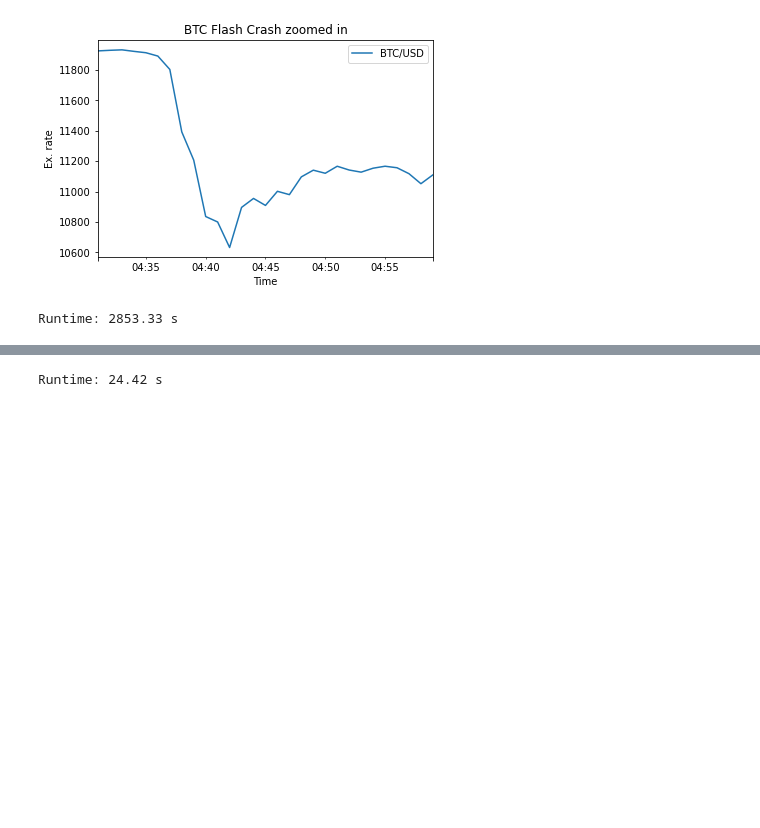
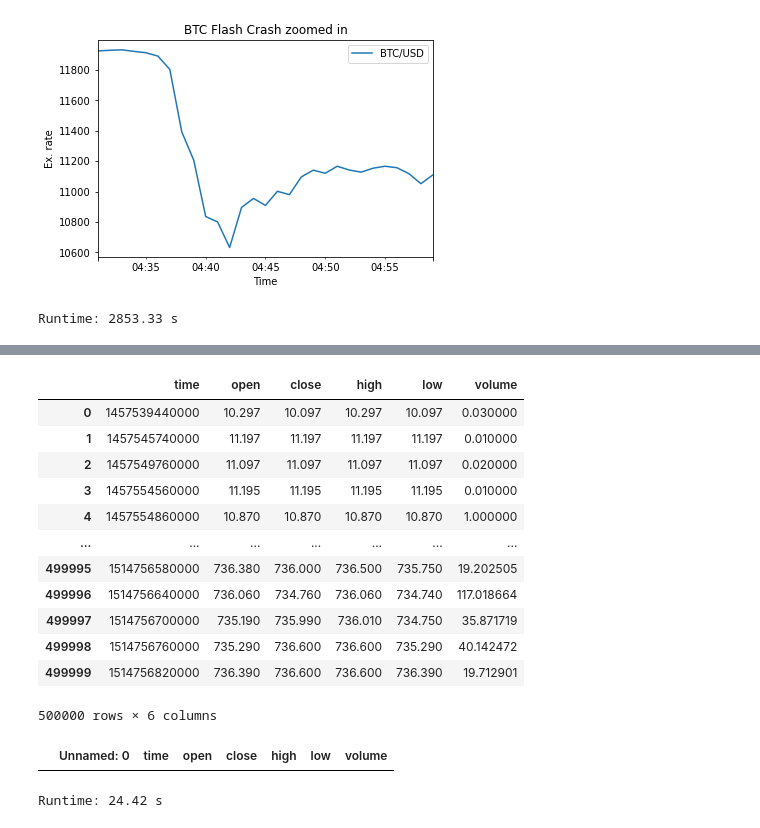
Before and after one commit to amrusnak/FinBigDataProject, a Jupyter notebook: Project.ipynb, the cells around one changed output, grey strips where cells are left out. Cells and saved outputs as stored; diff of their text form; code cells hidden in the pictures; blank space fills up the shorter version.

```diff
--- a/Project.ipynb
+++ b/Project.ipynb
@@ -11,7 +27,7 @@ import matplotlib.pyplot as plt
 #read data
 
 btc = pd.read_csv('data/btcusd.csv.zip')
-eth = pd.read_csv('data/ethusd.csv.zip')
+eth = pd.read_csv('/media/alexander/AMR CHAMPER/FInBigData/archive/ethusd.csv')
 ltc = pd.read_csv('data/ltcusd.csv.zip')
 # %%
 btc.index = pd.to_datetime(btc.time.values, unit='ms')
@@ -138,0 +137,16 @@ crashes
+# %%
+eth[:500000]
+# %% [output]
+|  | time | open | close | high | low | volume |
+| 0 | 1457539440000 | 10.297 | 10.097 | 10.297 | 10.097 | 0.030000 |
+| 1 | 1457545740000 | 11.197 | 11.197 | 11.197 | 11.197 | 0.010000 |
+| 2 | 1457549760000 | 11.097 | 11.097 | 11.097 | 11.097 | 0.020000 |
+| 3 | 1457554560000 | 11.195 | 11.195 | 11.195 | 11.195 | 0.010000 |
+| 4 | 1457554860000 | 10.870 | 10.870 | 10.870 | 10.870 | 1.000000 |
+| ... | ... | ... | ... | ... | ... | ... |
+| 499995 | 1514756580000 | 736.380 | 736.000 | 736.500 | 735.750 | 19.202505 |
+| 499996 | 1514756640000 | 736.060 | 734.760 | 736.060 | 734.740 | 117.018664 |
+| 499997 | 1514756700000 | 735.190 | 735.990 | 736.010 | 734.750 | 35.871719 |
+| 499998 | 1514756760000 | 735.290 | 736.600 | 736.600 | 735.290 | 40.142472 |
+| 499999 | 1514756820000 | 736.390 | 736.600 | 736.600 | 736.390 | 19.712901 |
+500000 rows × 6 columns
@@ -139,3 +159,7 @@ crashes
+# %%
+dot
+# %% [output]
+|  | Unnamed: 0 | time | open | close | high | low | volume |
 # %%
 t0=time.time()
 flashcrash = np.log(btc[(btc.index.date >= dt.date(2020,1,1)) & (btc.index.date <= dt.date(2020,2,1))].close).diff()[1:]
```
Also changed, not shown: parts of 7 cells of this notebook, 3 other files.
